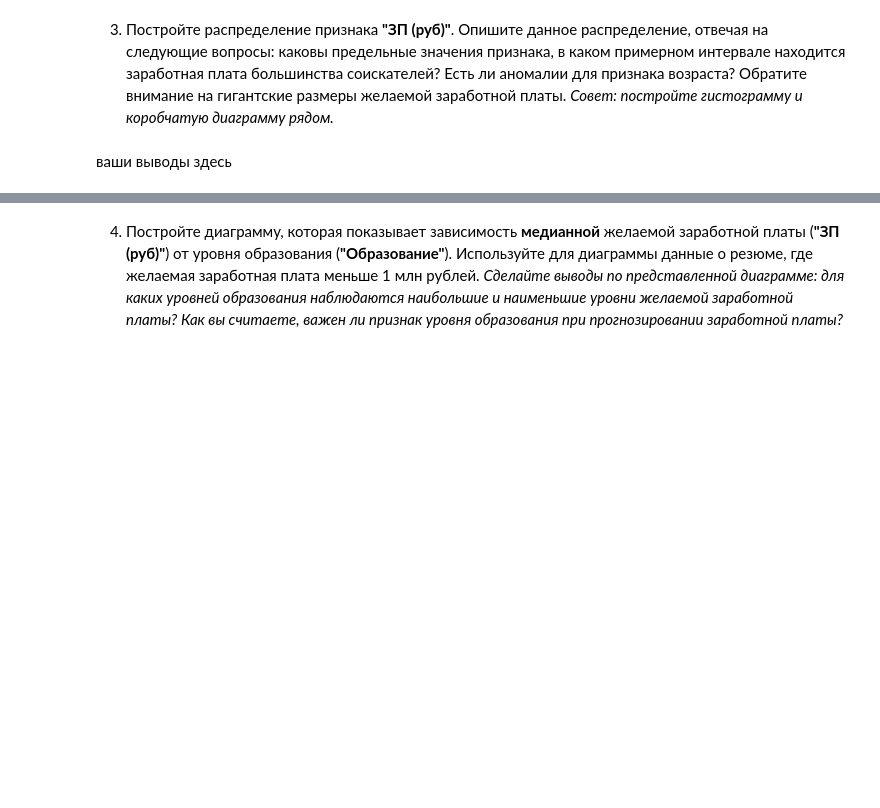
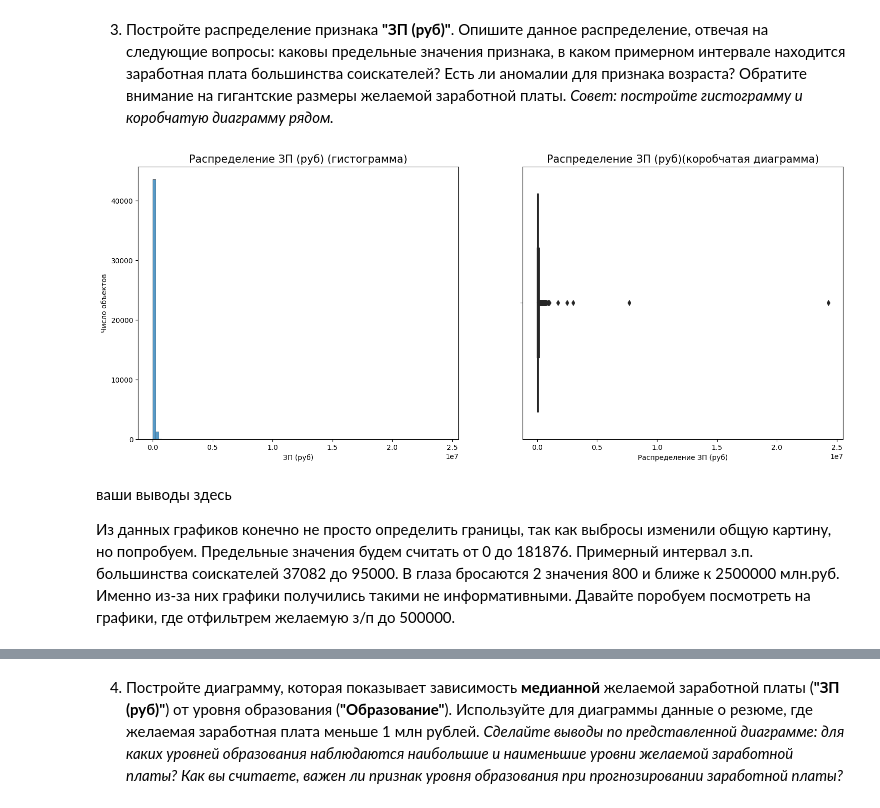
Before and after one commit to Alexey-919/PROJECT-1.-HeadHunter, a Jupyter notebook: Project-1. Ноутбук-шаблон.ipynb, the cells around one changed output, grey strips where cells are left out. Saved outputs shown, nothing was run; the diff lists cells and outputs as text; code cells hidden in the pictures; blank space fills up the shorter version.

```diff
--- a/Project-1. Ноутбук-шаблон.ipynb
+++ b/Project-1. Ноутбук-шаблон.ipynb
@@ -366,5 +445,28 @@ Text(0.5, 0, 'Распределение Возраста')
 *Совет: постройте гистограмму и коробчатую диаграмму рядом.*
 # %%
 # ваш код здесь
+fig, axes = plt.subplots(nrows=1, ncols=2, figsize=(18, 7))
+histplot = sns.histplot(
+    data=hh_data,
+    x='ЗП (руб)',
+    bins=100,
+    ax=axes[0],
+);
+histplot.set_title('Распределение ЗП (руб) (гистограмма)', fontsize=15)
+histplot.set_xlabel('ЗП (руб)')
+histplot.set_ylabel('Число объектов')
+
+boxplot = sns.boxplot(
+    data=hh_data,
+    x='ЗП (руб)',
+    color='green',
+    ax=axes[1]
+);
+boxplot.set_title('Распределение ЗП (руб)(коробчатая диаграмма)', fontsize=15)
+boxplot.set_xlabel('Распределение ЗП (руб)');
+# %% [output]
+[figure, added]
 # %% [markdown]
 ваши выводы здесь
+
+Из данных графиков конечно не просто определить границы, так как выбросы изменили общую картину, но попробуем. Предельные значения будем считать от 0 до 181876. Примерный интервал з.п. большинства соискателей 37082 до 95000. В глаза бросаются 2 значения 800 и ближе к 2500000 млн.руб. Именно из-за них графики получились такими не информативными. Давайте поробуем посмотреть на графики, где отфильтрем желаемую з/п до 500000.
```
Also changed, not shown: parts of 65 cells of this notebook, 3 other files.
